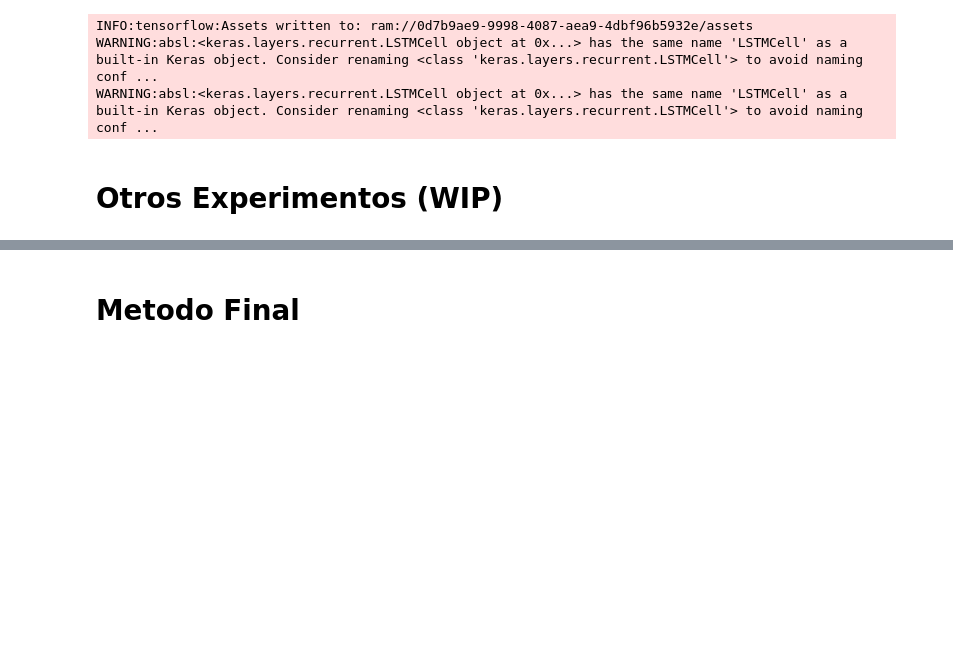
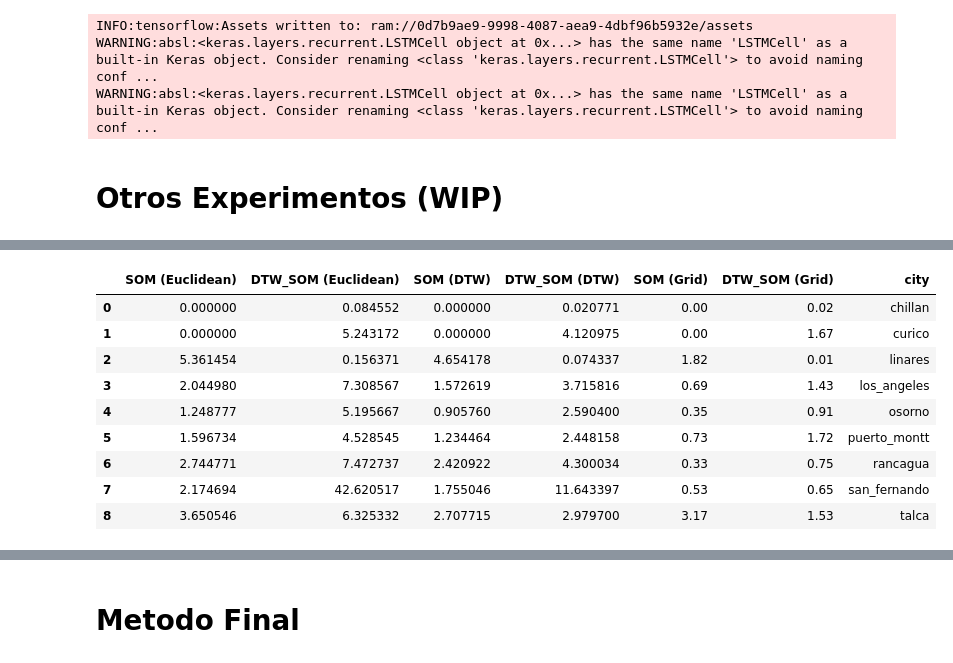
Before and after one commit to castudil/som-lstm, a Jupyter notebook: DTW-SOM/DTW_SOM.ipynb, the cells around one changed output, grey strips where cells are left out. Drawn from its saved outputs; the diff is of its cells as text; code cells hidden in the pictures; blank space fills up the shorter version.

```diff
--- a/DTW-SOM/DTW_SOM.ipynb
+++ b/DTW-SOM/DTW_SOM.ipynb
@@ -1152,0 +1251,13 @@ Otro experimento que es posible realizar consiste en aumentar la desviación est
+# %%
+get_distance_error(frame, cities, som_full, dtw_som_full, sigma=1)
+# %% [output]
+|  | SOM (Euclidean) | DTW_SOM (Euclidean) | SOM (DTW) | DTW_SOM (DTW) | SOM (Grid) | DTW_SOM (Grid) | city |
+| 0 | 0.000000 | 0.084552 | 0.000000 | 0.020771 | 0.00 | 0.02 | chillan |
+| 1 | 0.000000 | 5.243172 | 0.000000 | 4.120975 | 0.00 | 1.67 | curico |
+| 2 | 5.361454 | 0.156371 | 4.654178 | 0.074337 | 1.82 | 0.01 | linares |
+| 3 | 2.044980 | 7.308567 | 1.572619 | 3.715816 | 0.69 | 1.43 | los_angeles |
+| 4 | 1.248777 | 5.195667 | 0.905760 | 2.590400 | 0.35 | 0.91 | osorno |
+| 5 | 1.596734 | 4.528545 | 1.234464 | 2.448158 | 0.73 | 1.72 | puerto_montt |
+| 6 | 2.744771 | 7.472737 | 2.420922 | 4.300034 | 0.33 | 0.75 | rancagua |
+| 7 | 2.174694 | 42.620517 | 1.755046 | 11.643397 | 0.53 | 0.65 | san_fernando |
+| 8 | 3.650546 | 6.325332 | 2.707715 | 2.979700 | 3.17 | 1.53 | talca |
```
Also changed, not shown: parts of 22 cells of this notebook.
